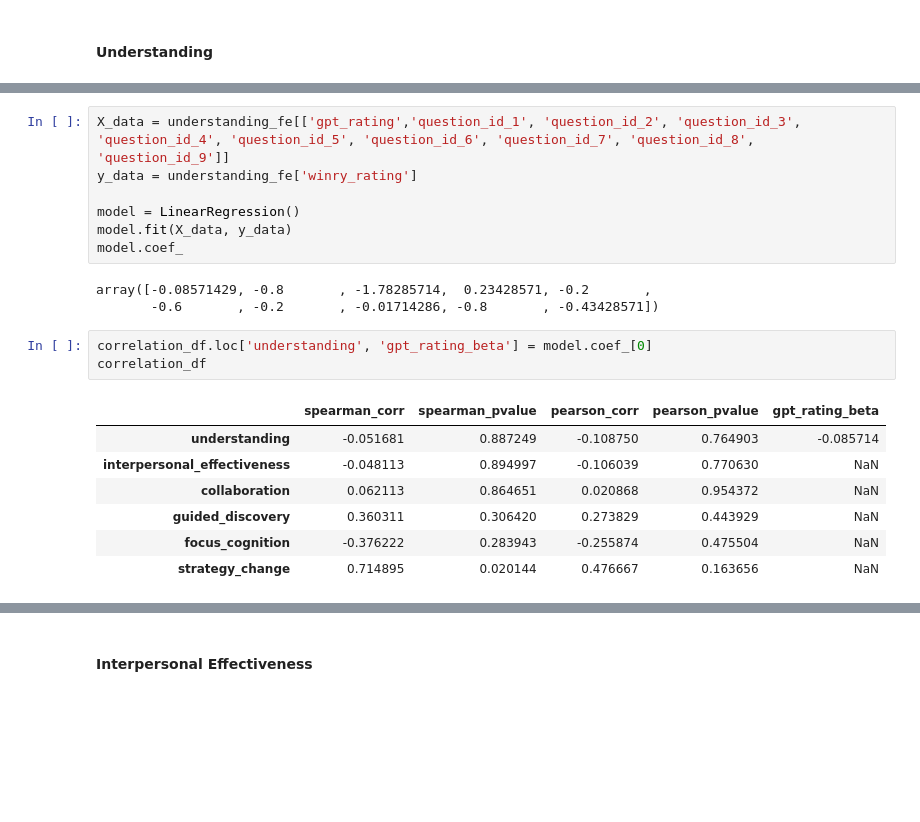
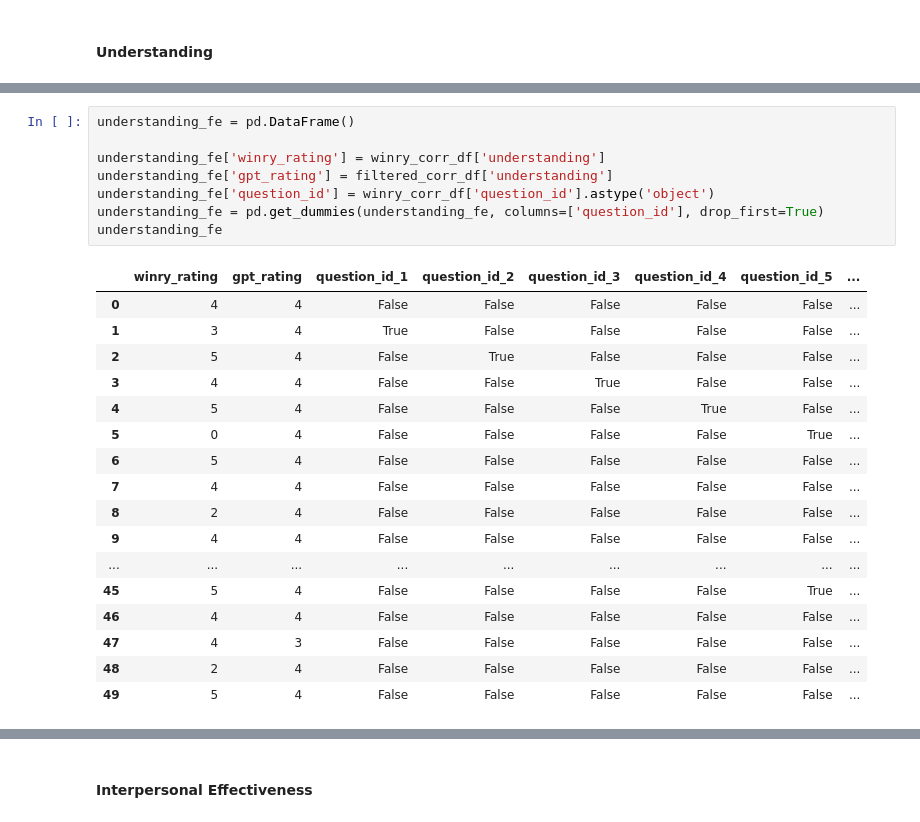
Before and after one commit to embedded-robotics/mental-health-agents, a Jupyter notebook: src/dpo-finetuning/winry_response_evaluation.ipynb, the cells around one changed output, grey strips where cells are left out. Cells and saved outputs as stored; diff of their text form; blank space fills up the shorter version.

```diff
--- a/src/dpo-finetuning/winry_response_evaluation.ipynb
+++ b/src/dpo-finetuning/winry_response_evaluation.ipynb
@@ -975,21 +1027,26 @@ understanding_fe
-# %%
-X_data = understanding_fe[['gpt_rating','question_id_1', 'question_id_2', 'question_id_3', 'question_id_4', 'question_id_5', 'question_id_6', 'question_id_7', 'question_id_8', 'question_id_9']]
-y_data = understanding_fe['winry_rating']
-
-model = LinearRegression()
-model.fit(X_data, y_data)
-model.coef_
-# %% [output]
-array([-0.08571429, -0.8       , -1.78285714,  0.23428571, -0.2       ,
-       -0.6       , -0.2       , -0.01714286, -0.8       , -0.43428571])
-# %%
-correlation_df.loc['understanding', 'gpt_rating_beta'] = model.coef_[0]
-correlation_df
-# %% [output]
-|  | spearman_corr | spearman_pvalue | pearson_corr | pearson_pvalue | gpt_rating_beta |
-| understanding | -0.051681 | 0.887249 | -0.108750 | 0.764903 | -0.085714 |
-| interpersonal_effectiveness | -0.048113 | 0.894997 | -0.106039 | 0.770630 | NaN |
-| collaboration | 0.062113 | 0.864651 | 0.020868 | 0.954372 | NaN |
-| guided_discovery | 0.360311 | 0.306420 | 0.273829 | 0.443929 | NaN |
-| focus_cognition | -0.376222 | 0.283943 | -0.255874 | 0.475504 | NaN |
-| strategy_change | 0.714895 | 0.020144 | 0.476667 | 0.163656 | NaN |
+# %%
+understanding_fe = pd.DataFrame()
+
+understanding_fe['winry_rating'] = winry_corr_df['understanding']
+understanding_fe['gpt_rating'] = filtered_corr_df['understanding']
+understanding_fe['question_id'] = winry_corr_df['question_id'].astype('object')
+understanding_fe = pd.get_dummies(understanding_fe, columns=['question_id'], drop_first=True)
+understanding_fe
+# %% [output]
+|  | winry_rating | gpt_rating | question_id_1 | question_id_2 | question_id_3 | question_id_4 | question_id_5 | ... |
+| 0 | 4 | 4 | False | False | False | False | False | ... |
+| 1 | 3 | 4 | True | False | False | False | False | ... |
+| 2 | 5 | 4 | False | True | False | False | False | ... |
+| 3 | 4 | 4 | False | False | True | False | False | ... |
+| 4 | 5 | 4 | False | False | False | True | False | ... |
+| 5 | 0 | 4 | False | False | False | False | True | ... |
+| 6 | 5 | 4 | False | False | False | False | False | ... |
+| 7 | 4 | 4 | False | False | False | False | False | ... |
+| 8 | 2 | 4 | False | False | False | False | False | ... |
+| 9 | 4 | 4 | False | False | False | False | False | ... |
+| ... | ... | ... | ... | ... | ... | ... | ... | ... |
+| 45 | 5 | 4 | False | False | False | False | True | ... |
+| 46 | 4 | 4 | False | False | False | False | False | ... |
+| 47 | 4 | 3 | False | False | False | False | False | ... |
+| 48 | 2 | 4 | False | False | False | False | False | ... |
+| 49 | 5 | 4 | False | False | False | False | False | ... |
```
Also changed, not shown: parts of 39 cells of this notebook.
